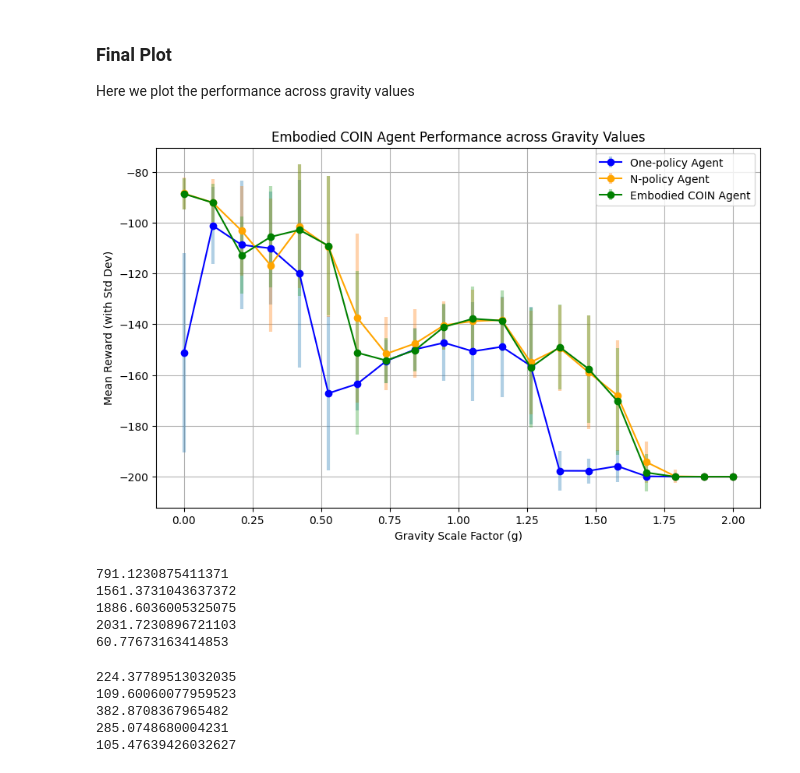
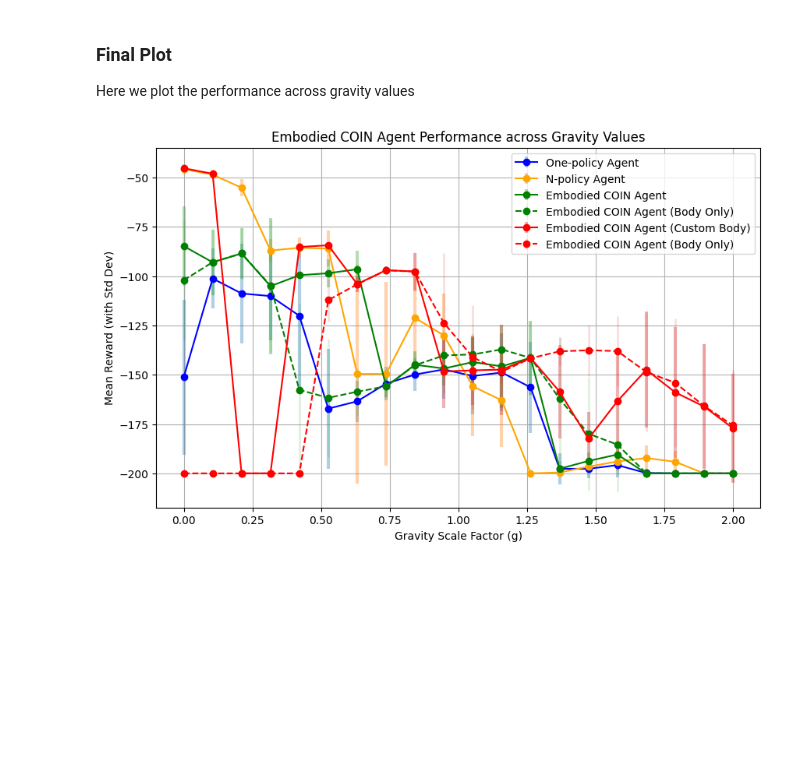
Before and after one commit to RichieRich2569/COINRL, a Jupyter notebook: new_figures.ipynb, the cells around one changed output. Drawn from its saved outputs; the diff is of its cells as text; code cells hidden in the pictures; blank space fills up the shorter version.

Commit message:
Begin working on Figure 9b on CartPole with Generalization analysis.

```diff
--- a/new_figures.ipynb
+++ b/new_figures.ipynb
@@ -2228,7 +2237,11 @@ if TRAIN:
     )
 
     # Set body Q-learning table
-    embodied_agent.Qbody = one_pcy_agent.Q.copy()
+    if USE_SAVED_BODY_AGENT:
+        embodied_agent.Qbody = Q_body
+    else:
+        # Tested with this, gives nearly identical results to n_policy agent
+        embodied_agent.Qbody = one_pcy_agent.Q.copy()
 
     # Directly train over gravity values
     training_rewards = []
@@ -2294,14 +2307,26 @@ if TRAIN:
         p_context = p_context / np.nansum(p_context)
         print(f"Gravity {gsf}: p_context = {p_context}")
 
+        # Zero out novel context Q table for evaluation
+        embodied_agent.Qdat[-1] *= 0.0
+
         evaluation_reward = embodied_agent.evaluate(env=env, p_context=p_context, n_episodes=1000, max_steps_per_episode=200)
+
+        # Body only performance
+        p_context_body = np.zeros((max_contexts+1, ))  # +1 for novel context
+
+        evaluation_reward_body = embodied_agent.evaluate(env=env, p_context=p_context_body, n_episodes=1000, max_steps_per_episode=200)
 
         # Find mean and std of evaluation rewards
         mean_reward = np.mean(evaluation_reward)
         std_reward = np.std(evaluation_reward)
+        mean_reward_body = np.mean(evaluation_reward_body)
+        std_reward_body = np.std(evaluation_reward_body)
         test_results_embodied[gsf] = {
             'mean_reward': mean_reward,
-            'std_reward': std_reward
+            'std_reward': std_reward,
+            'mean_reward_body': mean_reward_body,
+            'std_reward_body': std_reward_body
         }
 
         # Save test results
@@ -2346,6 +2617,15 @@ std_n_policy = [test_results_n_policy[gsf]['std_reward'] for gsf in test_gravity
 
 mean_embodied = [test_results_embodied[gsf]['mean_reward'] for gsf in test_gravity_values]
 std_embodied = [test_results_embodied[gsf]['std_reward'] for gsf in test_gravity_values]
+
+mean_body = [test_results_embodied[gsf]['mean_reward_body'] for gsf in test_gravity_values]
+std_body = [test_results_embodied[gsf]['std_reward_body'] for gsf in test_gravity_values]
+
+mean_embodied2 = [test_results_embodied2[gsf]['mean_reward'] for gsf in test_gravity_values]
+std_embodied2 = [test_results_embodied2[gsf]['std_reward'] for gsf in test_gravity_values]
+
+mean_body2 = [test_results_embodied2[gsf]['mean_body_reward'] for gsf in test_gravity_values]
+std_body2 = [test_results_embodied2[gsf]['std_body_reward'] for gsf in test_gravity_values]
 
 plt.figure(figsize=(10, 6))
 
@@ -2353,49 +2633,55 @@ plt.errorbar(
     test_gravity_values, mean_one_policy, yerr=std_one_policy,
     fmt='-o', color='blue',
     ecolor=(0.121, 0.466, 0.705, 0.35),  # light/transparent blue
     elinewidth=3, capsize=0,
     label='One-policy Agent'
 )
 
 plt.errorbar(
     test_gravity_values, mean_n_policy, yerr=std_n_policy,
     fmt='-o', color='orange',
     ecolor=(1.000, 0.498, 0.0549, 0.35),  # light/transparent orange
     elinewidth=3, capsize=0,
     label='N-policy Agent'
 )
 
 plt.errorbar(
     test_gravity_values, mean_embodied, yerr=std_embodied,
     fmt='-o', color='green',
     ecolor=(0.172, 0.627, 0.172, 0.35),  # light/transparent green
     elinewidth=3, capsize=0,
     label='Embodied COIN Agent'
 )
 
+plt.errorbar(
+    test_gravity_values, mean_body, yerr=std_body,
+    fmt='--o', color='green',
+    ecolor=(0.172, 0.627, 0.172, 0.15),  # very light/transparent green
+    elinewidth=2, capsize=0,
+    label='Embodied COIN Agent (Body Only)'
+)
+
+plt.errorbar(
+    test_gravity_values, mean_embodied2, yerr=std_embodied2,
+    fmt='-o', color='red',
+    ecolor=(0.839, 0.153, 0.157, 0.35),  # light/transparent red
+    elinewidth=3, capsize=0,
+    label='Embodied COIN Agent (Custom Body)'
+)
+
+plt.errorbar(
+    test_gravity_values, mean_body2, yerr=std_body2,
+    fmt='--o', color='red',
+    ecolor=(0.839, 0.153, 0.157, 0.15),  # very light/transparent red
+    elinewidth=2, capsize=0,
+    label='Embodied COIN Agent (Body Only)'
+)
+
 plt.title('Embodied COIN Agent Performance across Gravity Values')
 plt.xlabel('Gravity Scale Factor (g)')
 plt.ylabel('Mean Reward (with Std Dev)')
 plt.legend()
 plt.grid(True)
 plt.show()
 # %% [output]
-[figure, old version]
+[figure, new version]
-# %%
-for Q in n_pcy_agent.Qdat:
-    print(np.linalg.norm(Q))
-# %% [output]
-791.1230875411371
-1561.3731043637372
-1886.6036005325075
-2031.7230896721103
-60.77673163414853
-# %%
-for Q in embodied_agent.Qdat:
-    print(np.linalg.norm(Q))
-# %% [output]
-224.37789513032035
-109.60060077959523
-382.8708367965482
-285.0748680004231
-105.47639426032627
```
Also changed, not shown: parts of 20 cells of this notebook, 6 other files.
